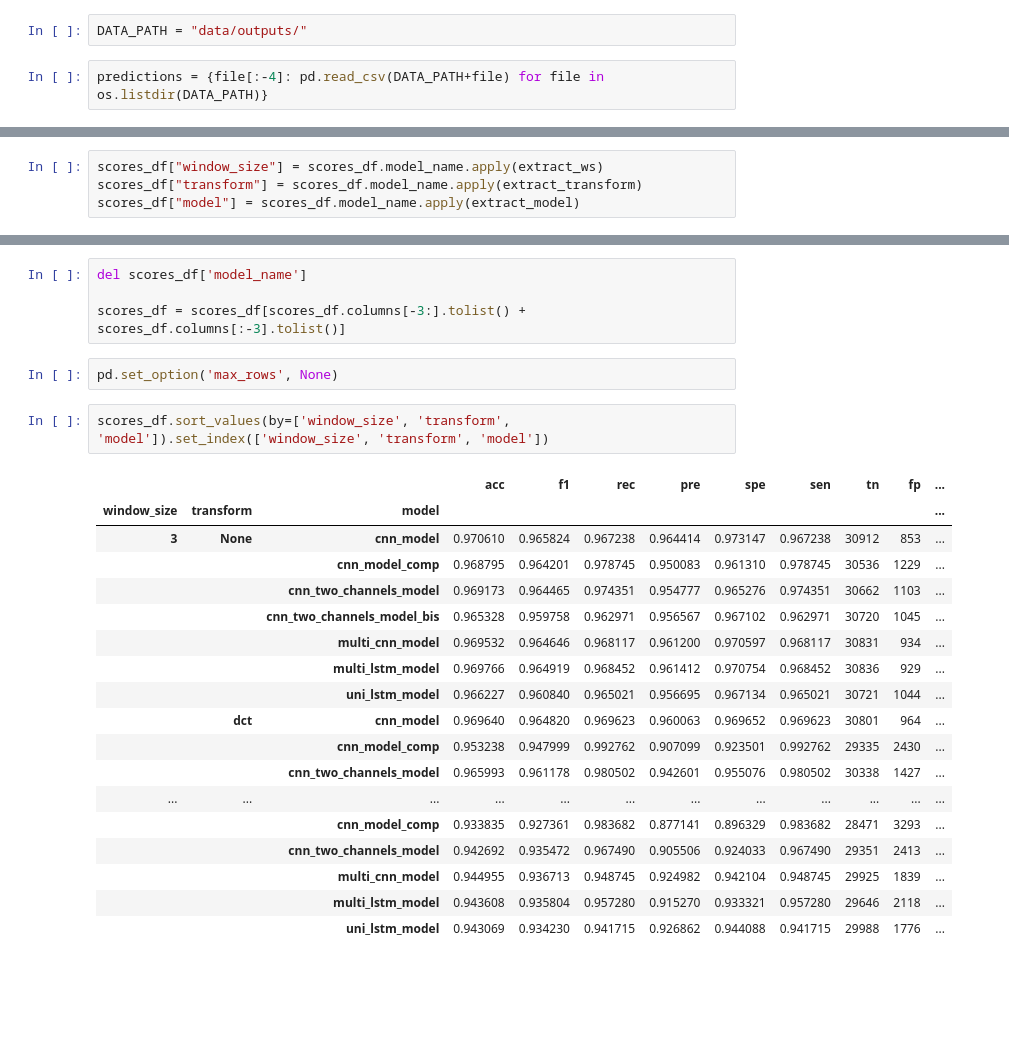
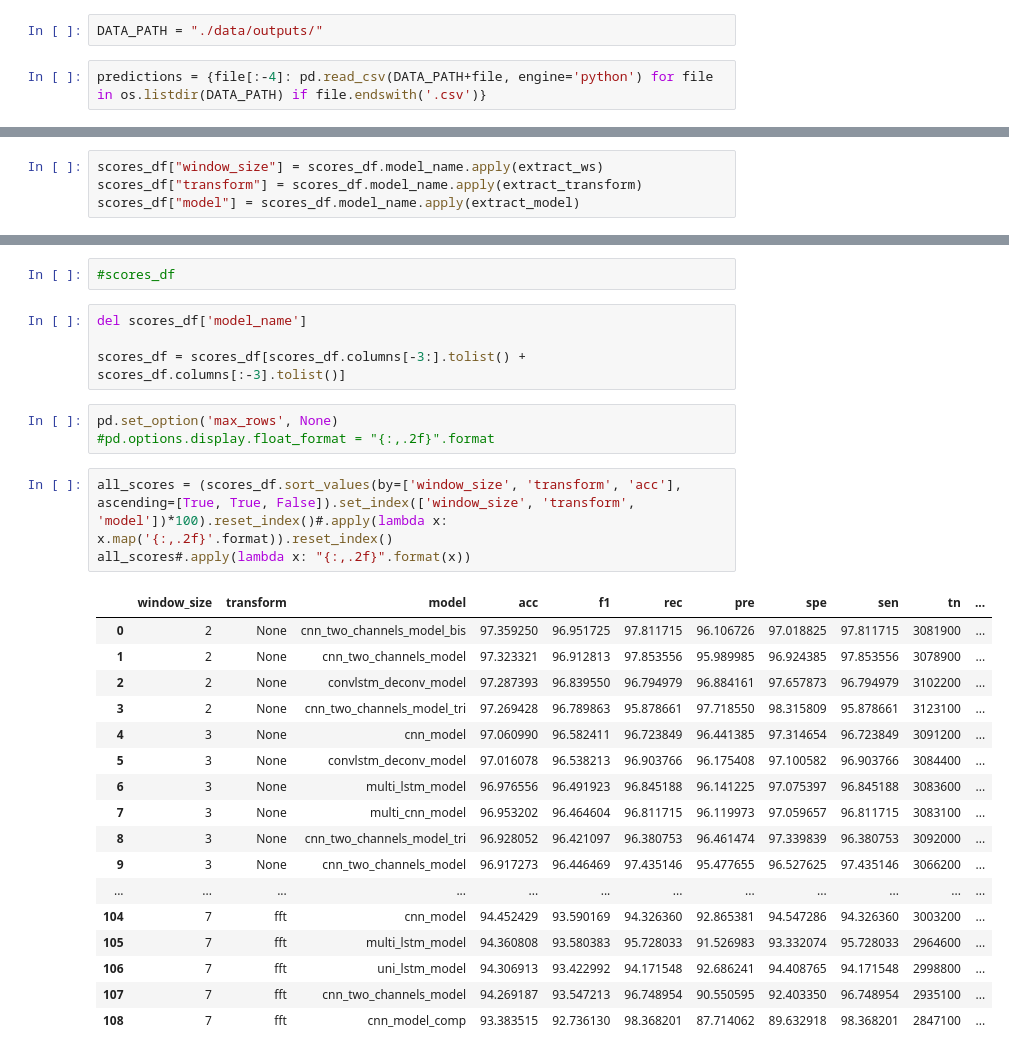
Before and after one commit to YounessElMarhraoui/CEA_Data, a Jupyter notebook: evaluate.ipynb, the cells around one changed output, grey strips where cells are left out. Drawn from its saved outputs; the diff is of its cells as text; blank space fills up the shorter version.

```diff
--- a/evaluate.ipynb
+++ b/evaluate.ipynb
@@ -9,6 +13,6 @@ from sklearn.metrics import accuracy_score, f1_score, recall_score, precision_sc
 # %%
-DATA_PATH = "data/outputs/"
+DATA_PATH = "./data/outputs/"
 # %%
-predictions = {file[:-4]: pd.read_csv(DATA_PATH+file) for file in os.listdir(DATA_PATH)}
+predictions = {file[:-4]: pd.read_csv(DATA_PATH+file, engine='python') for file in os.listdir(DATA_PATH) if file.endswith('.csv')}
 # %%
 test_df = predictions.pop('test_df')
@@ -162,27 +157,30 @@ scores_df
+# %%
+#scores_df
 # %%
 del scores_df['model_name']
 
 scores_df = scores_df[scores_df.columns[-3:].tolist() + scores_df.columns[:-3].tolist()]
 # %%
 pd.set_option('max_rows', None)
+#pd.options.display.float_format = "{:,.2f}".format
-# %%
-scores_df.sort_values(by=['window_size', 'transform', 'model']).set_index(['window_size', 'transform', 'model'])
-# %% [output]
-|  |  |  | acc | f1 | rec | pre | spe | sen | tn | fp | ... |
-| window_size | transform | model |  |  |  |  |  |  |  |  | ... |
-| 3 | None | cnn_model | 0.970610 | 0.965824 | 0.967238 | 0.964414 | 0.973147 | 0.967238 | 30912 | 853 | ... |
-|  |  | cnn_model_comp | 0.968795 | 0.964201 | 0.978745 | 0.950083 | 0.961310 | 0.978745 | 30536 | 1229 | ... |
-|  |  | cnn_two_channels_model | 0.969173 | 0.964465 | 0.974351 | 0.954777 | 0.965276 | 0.974351 | 30662 | 1103 | ... |
-|  |  | cnn_two_channels_model_bis | 0.965328 | 0.959758 | 0.962971 | 0.956567 | 0.967102 | 0.962971 | 30720 | 1045 | ... |
-|  |  | multi_cnn_model | 0.969532 | 0.964646 | 0.968117 | 0.961200 | 0.970597 | 0.968117 | 30831 | 934 | ... |
-|  |  | multi_lstm_model | 0.969766 | 0.964919 | 0.968452 | 0.961412 | 0.970754 | 0.968452 | 30836 | 929 | ... |
-|  |  | uni_lstm_model | 0.966227 | 0.960840 | 0.965021 | 0.956695 | 0.967134 | 0.965021 | 30721 | 1044 | ... |
-|  | dct | cnn_model | 0.969640 | 0.964820 | 0.969623 | 0.960063 | 0.969652 | 0.969623 | 30801 | 964 | ... |
-|  |  | cnn_model_comp | 0.953238 | 0.947999 | 0.992762 | 0.907099 | 0.923501 | 0.992762 | 29335 | 2430 | ... |
-|  |  | cnn_two_channels_model | 0.965993 | 0.961178 | 0.980502 | 0.942601 | 0.955076 | 0.980502 | 30338 | 1427 | ... |
-| ... | ... | ... | ... | ... | ... | ... | ... | ... | ... | ... | ... |
-|  |  | cnn_model_comp | 0.933835 | 0.927361 | 0.983682 | 0.877141 | 0.896329 | 0.983682 | 28471 | 3293 | ... |
-|  |  | cnn_two_channels_model | 0.942692 | 0.935472 | 0.967490 | 0.905506 | 0.924033 | 0.967490 | 29351 | 2413 | ... |
-|  |  | multi_cnn_model | 0.944955 | 0.936713 | 0.948745 | 0.924982 | 0.942104 | 0.948745 | 29925 | 1839 | ... |
-|  |  | multi_lstm_model | 0.943608 | 0.935804 | 0.957280 | 0.915270 | 0.933321 | 0.957280 | 29646 | 2118 | ... |
-|  |  | uni_lstm_model | 0.943069 | 0.934230 | 0.941715 | 0.926862 | 0.944088 | 0.941715 | 29988 | 1776 | ... |
+# %%
+all_scores = (scores_df.sort_values(by=['window_size', 'transform', 'acc'], ascending=[True, True, False]).set_index(['window_size', 'transform', 'model'])*100).reset_index()#.apply(lambda x: x.map('{:,.2f}'.format)).reset_index()
+all_scores#.apply(lambda x: "{:,.2f}".format(x))
+# %% [output]
+|  | window_size | transform | model | acc | f1 | rec | pre | spe | sen | tn | ... |
+| 0 | 2 | None | cnn_two_channels_model_bis | 97.359250 | 96.951725 | 97.811715 | 96.106726 | 97.018825 | 97.811715 | 3081900 | ... |
+| 1 | 2 | None | cnn_two_channels_model | 97.323321 | 96.912813 | 97.853556 | 95.989985 | 96.924385 | 97.853556 | 3078900 | ... |
+| 2 | 2 | None | convlstm_deconv_model | 97.287393 | 96.839550 | 96.794979 | 96.884161 | 97.657873 | 96.794979 | 3102200 | ... |
+| 3 | 2 | None | cnn_two_channels_model_tri | 97.269428 | 96.789863 | 95.878661 | 97.718550 | 98.315809 | 95.878661 | 3123100 | ... |
+| 4 | 3 | None | cnn_model | 97.060990 | 96.582411 | 96.723849 | 96.441385 | 97.314654 | 96.723849 | 3091200 | ... |
+| 5 | 3 | None | convlstm_deconv_model | 97.016078 | 96.538213 | 96.903766 | 96.175408 | 97.100582 | 96.903766 | 3084400 | ... |
+| 6 | 3 | None | multi_lstm_model | 96.976556 | 96.491923 | 96.845188 | 96.141225 | 97.075397 | 96.845188 | 3083600 | ... |
+| 7 | 3 | None | multi_cnn_model | 96.953202 | 96.464604 | 96.811715 | 96.119973 | 97.059657 | 96.811715 | 3083100 | ... |
+| 8 | 3 | None | cnn_two_channels_model_tri | 96.928052 | 96.421097 | 96.380753 | 96.461474 | 97.339839 | 96.380753 | 3092000 | ... |
+| 9 | 3 | None | cnn_two_channels_model | 96.917273 | 96.446469 | 97.435146 | 95.477655 | 96.527625 | 97.435146 | 3066200 | ... |
+| ... | ... | ... | ... | ... | ... | ... | ... | ... | ... | ... | ... |
+| 104 | 7 | fft | cnn_model | 94.452429 | 93.590169 | 94.326360 | 92.865381 | 94.547286 | 94.326360 | 3003200 | ... |
+| 105 | 7 | fft | multi_lstm_model | 94.360808 | 93.580383 | 95.728033 | 91.526983 | 93.332074 | 95.728033 | 2964600 | ... |
+| 106 | 7 | fft | uni_lstm_model | 94.306913 | 93.422992 | 94.171548 | 92.686241 | 94.408765 | 94.171548 | 2998800 | ... |
+| 107 | 7 | fft | cnn_two_channels_model | 94.269187 | 93.547213 | 96.748954 | 90.550595 | 92.403350 | 96.748954 | 2935100 | ... |
+| 108 | 7 | fft | cnn_model_comp | 93.383515 | 92.736130 | 98.368201 | 87.714062 | 89.632918 | 98.368201 | 2847100 | ... |
```
Also changed, not shown: parts of 15 cells of this notebook, 5 other files.
